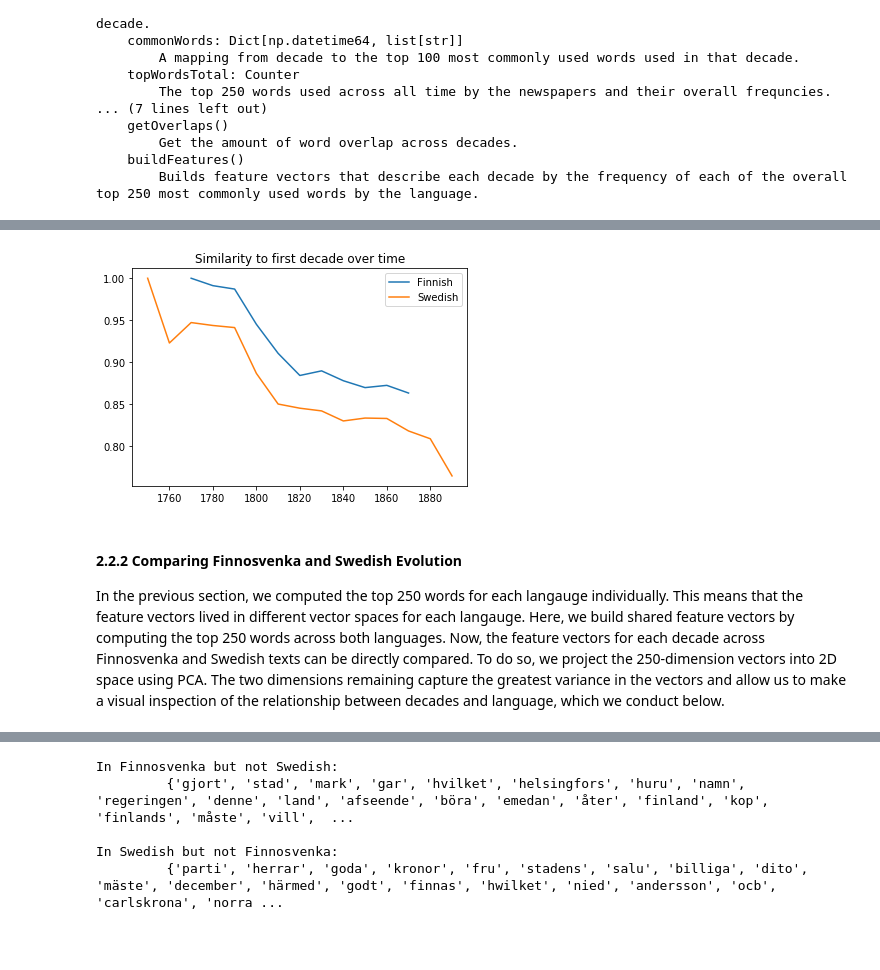
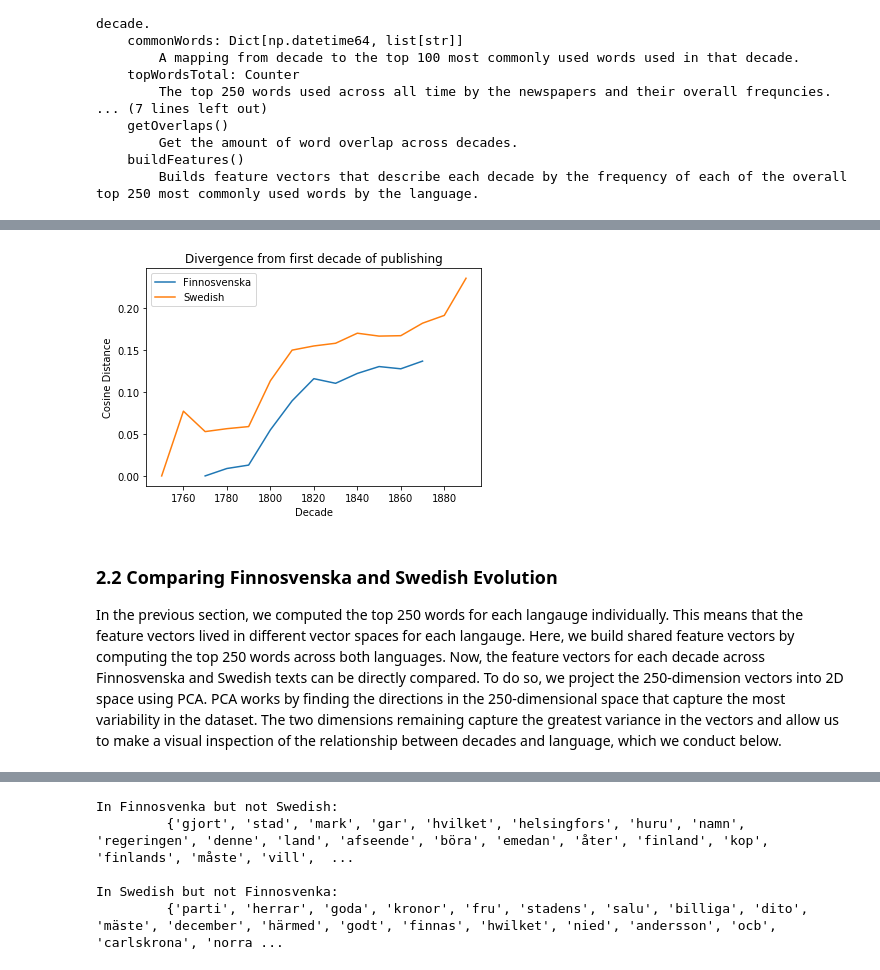
Before and after one commit to linnealovespie/scandinavian-languages, a Jupyter notebook: FinalNotebook.ipynb, the cells around one changed output, grey strips where cells are left out. Saved outputs shown, nothing was run; the diff lists cells and outputs as text; code cells hidden in the pictures; blank space fills up the shorter version.

```diff
--- a/FinalNotebook.ipynb
+++ b/FinalNotebook.ipynb
@@ -90,16 +110,18 @@ As a quick test to make sure these feature vectors make sense, we can make a sim
 # %%
-similarity = [1-spatial.distance.cosine(fin.allFeatize[0], fin.allFeatize[i]) for i in range(len(fin.allFeatize))]
-plt.plot(finYears, similarity, label="Finnish")
-similarity = [1-spatial.distance.cosine(swe.allFeatize[0], swe.allFeatize[i]) for i in range(len(swe.allFeatize))]
+similarity = [spatial.distance.cosine(fin.allFeatize[0], fin.allFeatize[i]) for i in range(len(fin.allFeatize))]
+plt.plot(finYears, similarity, label="Finnosvenska")
+similarity = [spatial.distance.cosine(swe.allFeatize[0], swe.allFeatize[i]) for i in range(len(swe.allFeatize))]
 plt.plot(sweYears, similarity, label="Swedish")
-plt.title("Similarity to first decade over time")
+plt.xlabel("Decade")
+plt.ylabel("Cosine Distance")
+plt.title("Divergence from first decade of publishing")
 plt.legend()
 plt.show()
 # %% [output]
-[figure, old version]
+[figure, new version]
 # %% [markdown]
-#### 2.2.2 Comparing Finnosvenka and Swedish Evolution
+### 2.2 Comparing Finnosvenska and Swedish Evolution
 
-In the previous section, we computed the top 250 words for each langauge individually. This means that the feature vectors lived in different vector spaces for each langauge. Here, we build shared feature vectors by computing the top 250 words across both languages. Now, the feature vectors for each decade across Finnosvenka and Swedish texts can be directly compared. To do so, we project the 250-dimension vectors into 2D space using PCA. The two dimensions remaining capture the greatest variance in the vectors and allow us to make a visual inspection of the relationship between decades and language, which we conduct below.
+In the previous section, we computed the top 250 words for each langauge individually. This means that the feature vectors lived in different vector spaces for each langauge. Here, we build shared feature vectors by computing the top 250 words across both languages. Now, the feature vectors for each decade across Finnosvenska and Swedish texts can be directly compared. To do so, we project the 250-dimension vectors into 2D space using PCA. PCA works by finding the directions in the 250-dimensional space that capture the most variability in the dataset. The two dimensions remaining capture the greatest variance in the vectors and allow us to make a visual inspection of the relationship between decades and language, which we conduct below.
 # %%
 # Find top 250 most frequent words across both langauges, based on frequency
```
Also changed, not shown: parts of 28 cells of this notebook, 2 other files.
